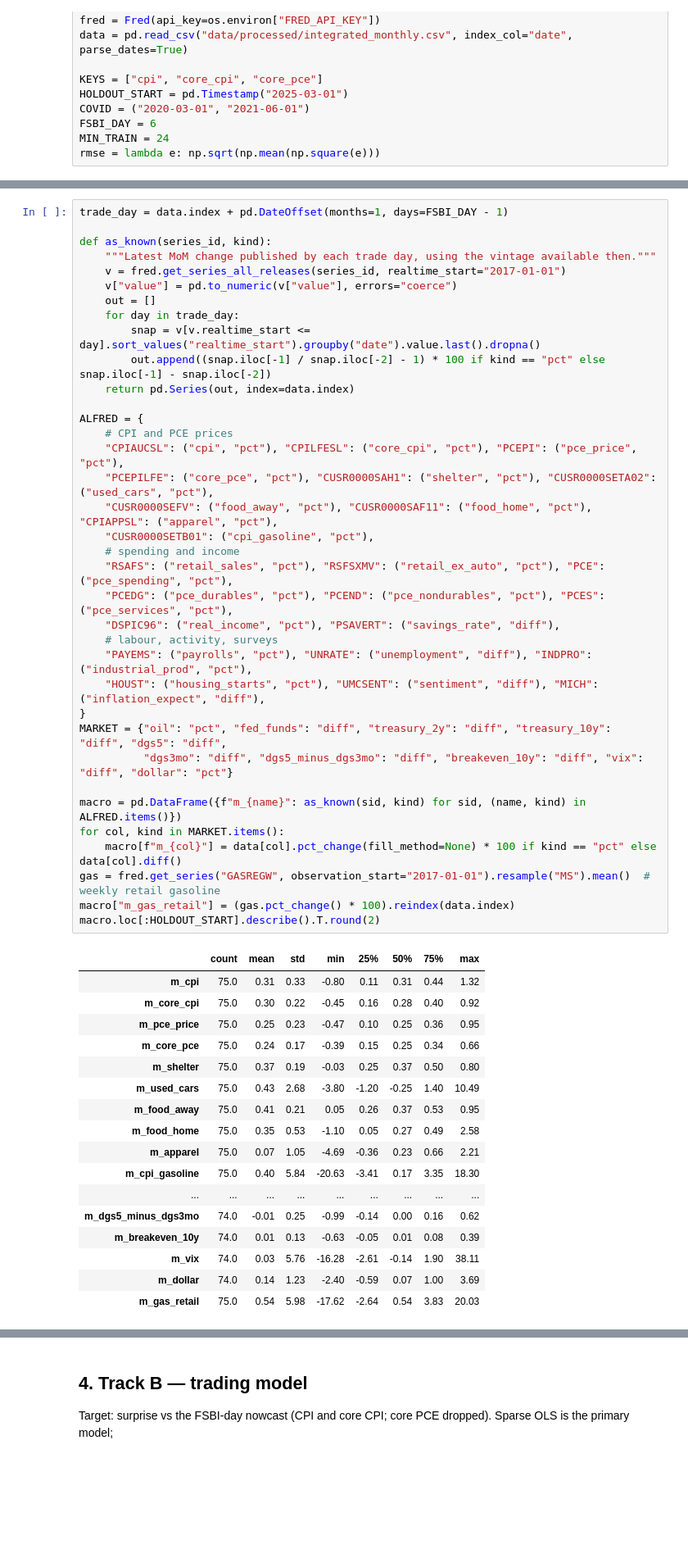
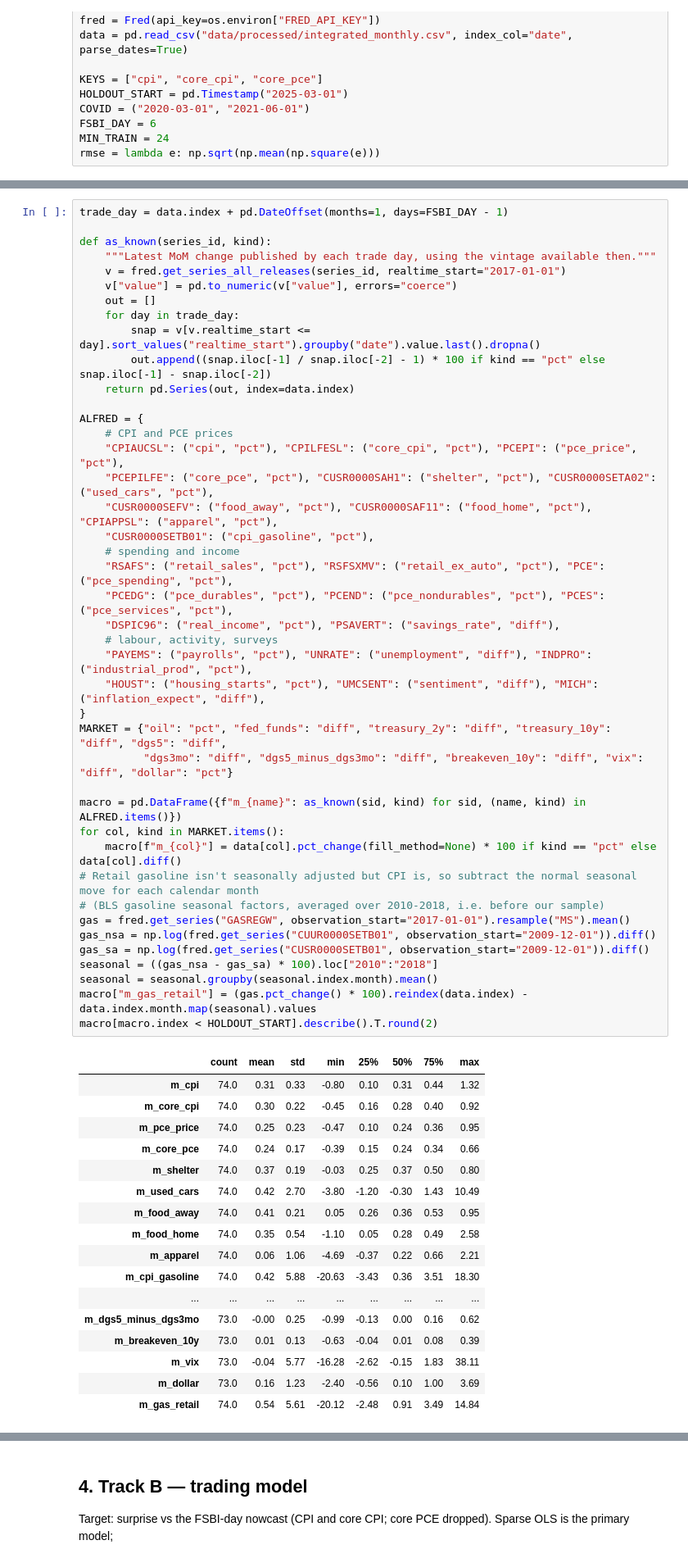
Before and after one commit to deccampbell/QCF_Capstone_Fiserv, a Jupyter notebook: 02_phase3_models.ipynb, the cells around one changed output, grey strips where cells are left out. Shown at 82% size. Cells and saved outputs as stored; diff of their text form; blank space fills up the shorter version.

```diff
--- a/02_phase3_models.ipynb
+++ b/02_phase3_models.ipynb
@@ -41,52 +45,58 @@ def as_known(series_id, kind):
     v = fred.get_series_all_releases(series_id, realtime_start="2017-01-01")
     v["value"] = pd.to_numeric(v["value"], errors="coerce")
     out = []
     for day in trade_day:
         snap = v[v.realtime_start <= day].sort_values("realtime_start").groupby("date").value.last().dropna()
         out.append((snap.iloc[-1] / snap.iloc[-2] - 1) * 100 if kind == "pct" else snap.iloc[-1] - snap.iloc[-2])
     return pd.Series(out, index=data.index)
 
 ALFRED = {
     # CPI and PCE prices
     "CPIAUCSL": ("cpi", "pct"), "CPILFESL": ("core_cpi", "pct"), "PCEPI": ("pce_price", "pct"),
     "PCEPILFE": ("core_pce", "pct"), "CUSR0000SAH1": ("shelter", "pct"), "CUSR0000SETA02": ("used_cars", "pct"),
     "CUSR0000SEFV": ("food_away", "pct"), "CUSR0000SAF11": ("food_home", "pct"), "CPIAPPSL": ("apparel", "pct"),
     "CUSR0000SETB01": ("cpi_gasoline", "pct"),
     # spending and income
     "RSAFS": ("retail_sales", "pct"), "RSFSXMV": ("retail_ex_auto", "pct"), "PCE": ("pce_spending", "pct"),
     "PCEDG": ("pce_durables", "pct"), "PCEND": ("pce_nondurables", "pct"), "PCES": ("pce_services", "pct"),
     "DSPIC96": ("real_income", "pct"), "PSAVERT": ("savings_rate", "diff"),
     # labour, activity, surveys
     "PAYEMS": ("payrolls", "pct"), "UNRATE": ("unemployment", "diff"), "INDPRO": ("industrial_prod", "pct"),
     "HOUST": ("housing_starts", "pct"), "UMCSENT": ("sentiment", "diff"), "MICH": ("inflation_expect", "diff"),
 }
 MARKET = {"oil": "pct", "fed_funds": "diff", "treasury_2y": "diff", "treasury_10y": "diff", "dgs5": "diff",
           "dgs3mo": "diff", "dgs5_minus_dgs3mo": "diff", "breakeven_10y": "diff", "vix": "diff", "dollar": "pct"}
 
 macro = pd.DataFrame({f"m_{name}": as_known(sid, kind) for sid, (name, kind) in ALFRED.items()})
 for col, kind in MARKET.items():
     macro[f"m_{col}"] = data[col].pct_change(fill_method=None) * 100 if kind == "pct" else data[col].diff()
-gas = fred.get_series("GASREGW", observation_start="2017-01-01").resample("MS").mean()  # weekly retail gasoline
-macro["m_gas_retail"] = (gas.pct_change() * 100).reindex(data.index)
-macro.loc[:HOLDOUT_START].describe().T.round(2)
+# Retail gasoline isn't seasonally adjusted but CPI is, so subtract the normal seasonal move for each calendar month
+# (BLS gasoline seasonal factors, averaged over 2010-2018, i.e. before our sample)
+gas = fred.get_series("GASREGW", observation_start="2017-01-01").resample("MS").mean()
+gas_nsa = np.log(fred.get_series("CUUR0000SETB01", observation_start="2009-12-01")).diff()
+gas_sa = np.log(fred.get_series("CUSR0000SETB01", observation_start="2009-12-01")).diff()
+seasonal = ((gas_nsa - gas_sa) * 100).loc["2010":"2018"]
+seasonal = seasonal.groupby(seasonal.index.month).mean()
+macro["m_gas_retail"] = (gas.pct_change() * 100).reindex(data.index) - data.index.month.map(seasonal).values
+macro[macro.index < HOLDOUT_START].describe().T.round(2)
 # %% [output]
 |  | count | mean | std | min | 25% | 50% | 75% | max |
-| m_cpi | 75.0 | 0.31 | 0.33 | -0.80 | 0.11 | 0.31 | 0.44 | 1.32 |
-| m_core_cpi | 75.0 | 0.30 | 0.22 | -0.45 | 0.16 | 0.28 | 0.40 | 0.92 |
-| m_pce_price | 75.0 | 0.25 | 0.23 | -0.47 | 0.10 | 0.25 | 0.36 | 0.95 |
-| m_core_pce | 75.0 | 0.24 | 0.17 | -0.39 | 0.15 | 0.25 | 0.34 | 0.66 |
-| m_shelter | 75.0 | 0.37 | 0.19 | -0.03 | 0.25 | 0.37 | 0.50 | 0.80 |
-| m_used_cars | 75.0 | 0.43 | 2.68 | -3.80 | -1.20 | -0.25 | 1.40 | 10.49 |
-| m_food_away | 75.0 | 0.41 | 0.21 | 0.05 | 0.26 | 0.37 | 0.53 | 0.95 |
-| m_food_home | 75.0 | 0.35 | 0.53 | -1.10 | 0.05 | 0.27 | 0.49 | 2.58 |
-| m_apparel | 75.0 | 0.07 | 1.05 | -4.69 | -0.36 | 0.23 | 0.66 | 2.21 |
-| m_cpi_gasoline | 75.0 | 0.40 | 5.84 | -20.63 | -3.41 | 0.17 | 3.35 | 18.30 |
+| m_cpi | 74.0 | 0.31 | 0.33 | -0.80 | 0.10 | 0.31 | 0.44 | 1.32 |
+| m_core_cpi | 74.0 | 0.30 | 0.22 | -0.45 | 0.16 | 0.28 | 0.40 | 0.92 |
+| m_pce_price | 74.0 | 0.25 | 0.23 | -0.47 | 0.10 | 0.24 | 0.36 | 0.95 |
+| m_core_pce | 74.0 | 0.24 | 0.17 | -0.39 | 0.15 | 0.24 | 0.34 | 0.66 |
+| m_shelter | 74.0 | 0.37 | 0.19 | -0.03 | 0.25 | 0.37 | 0.50 | 0.80 |
+| m_used_cars | 74.0 | 0.42 | 2.70 | -3.80 | -1.20 | -0.30 | 1.43 | 10.49 |
+| m_food_away | 74.0 | 0.41 | 0.21 | 0.05 | 0.26 | 0.36 | 0.53 | 0.95 |
+| m_food_home | 74.0 | 0.35 | 0.54 | -1.10 | 0.05 | 0.28 | 0.49 | 2.58 |
+| m_apparel | 74.0 | 0.06 | 1.06 | -4.69 | -0.37 | 0.22 | 0.66 | 2.21 |
+| m_cpi_gasoline | 74.0 | 0.42 | 5.88 | -20.63 | -3.43 | 0.36 | 3.51 | 18.30 |
 | ... | ... | ... | ... | ... | ... | ... | ... | ... |
-| m_dgs5_minus_dgs3mo | 74.0 | -0.01 | 0.25 | -0.99 | -0.14 | 0.00 | 0.16 | 0.62 |
-| m_breakeven_10y | 74.0 | 0.01 | 0.13 | -0.63 | -0.05 | 0.01 | 0.08 | 0.39 |
-| m_vix | 74.0 | 0.03 | 5.76 | -16.28 | -2.61 | -0.14 | 1.90 | 38.11 |
-| m_dollar | 74.0 | 0.14 | 1.23 | -2.40 | -0.59 | 0.07 | 1.00 | 3.69 |
-| m_gas_retail | 75.0 | 0.54 | 5.98 | -17.62 | -2.64 | 0.54 | 3.83 | 20.03 |
+| m_dgs5_minus_dgs3mo | 73.0 | -0.00 | 0.25 | -0.99 | -0.13 | 0.00 | 0.16 | 0.62 |
+| m_breakeven_10y | 73.0 | 0.01 | 0.13 | -0.63 | -0.04 | 0.01 | 0.08 | 0.39 |
+| m_vix | 73.0 | -0.04 | 5.77 | -16.28 | -2.62 | -0.15 | 1.83 | 38.11 |
+| m_dollar | 73.0 | 0.16 | 1.23 | -2.40 | -0.56 | 0.10 | 1.00 | 3.69 |
+| m_gas_retail | 74.0 | 0.54 | 5.61 | -20.12 | -2.48 | 0.91 | 3.49 | 14.84 |
 # %%
 FSBI = ["fsbi_sales_sa_log_mom", "fsbi_txn_sa_log_mom", "fsbi_ticket_index_sa_log_mom",
         "fsbi_sector_sales_breadth", "fsbi_sector_ticket_breadth", "fsbi_state_sales_breadth"]
```
Also changed, not shown: parts of 7 cells of this notebook.
